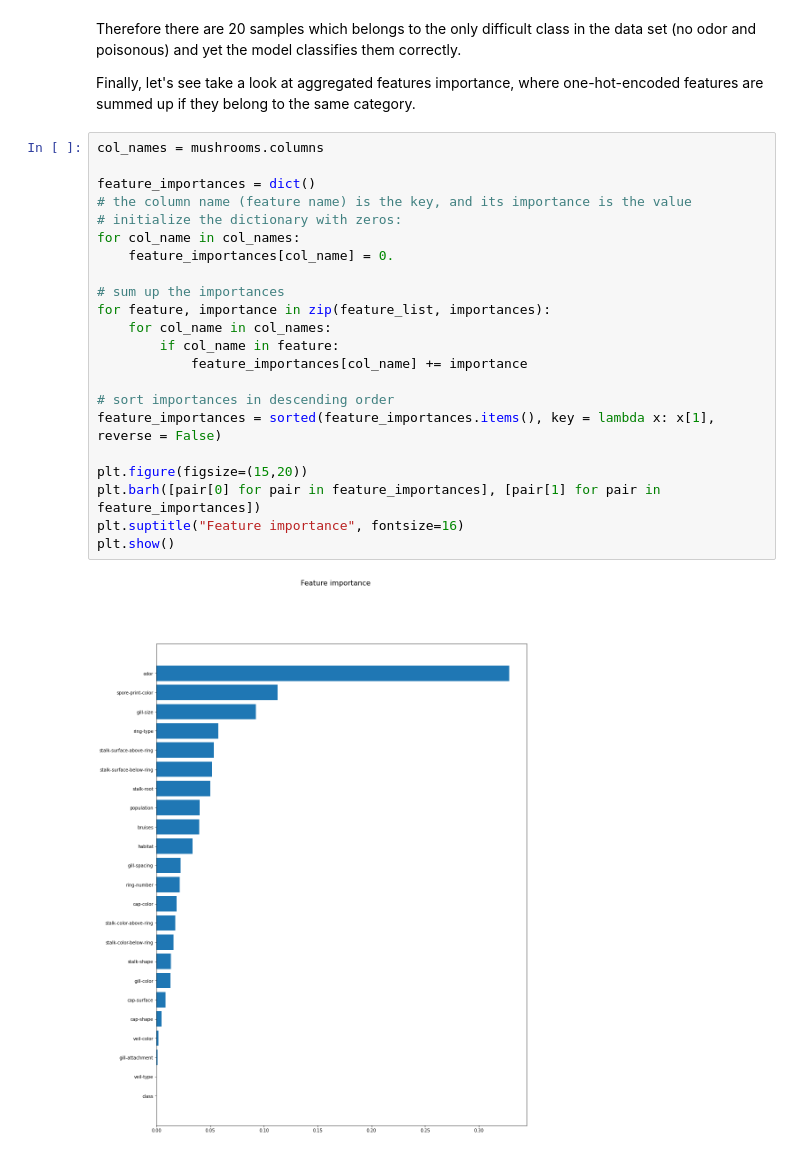
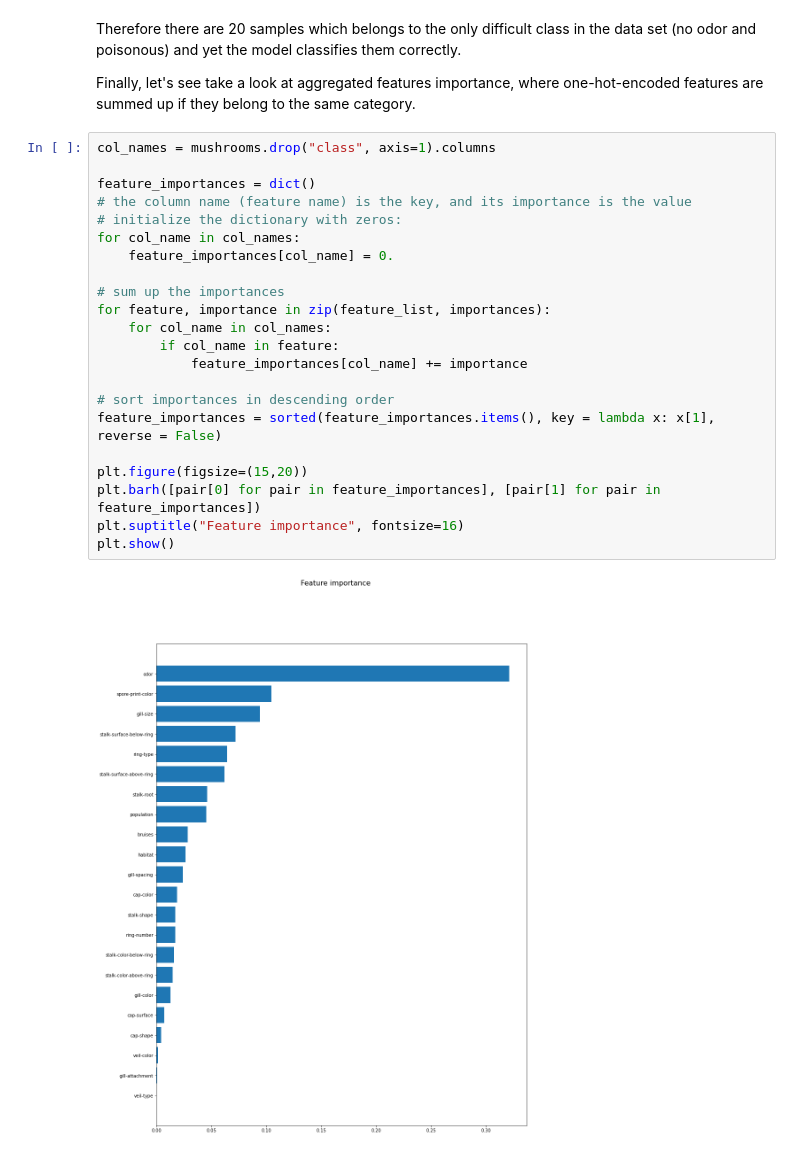
Before and after one commit to pbiecek/InterpretableMachineLearning2021, a Jupyter notebook: Homeworks/HW1/PiotrGrabysz/PiotrGrabysz.ipynb, the cells around one changed output. Saved outputs shown, nothing was run; the diff lists cells and outputs as text.

Commit message:
Fix the feature importance graph

```diff
--- a/Homeworks/HW1/PiotrGrabysz/PiotrGrabysz.ipynb
+++ b/Homeworks/HW1/PiotrGrabysz/PiotrGrabysz.ipynb
@@ -149,26 +149,26 @@ Therefore there are 20 samples which belongs to the only difficult class in the
 
 Finally, let's see take a look at aggregated features importance, where one-hot-encoded features are summed up if they belong to the same category.
 # %%
-col_names = mushrooms.columns
+col_names = mushrooms.drop("class", axis=1).columns
 
 feature_importances = dict()
 # the column name (feature name) is the key, and its importance is the value
 # initialize the dictionary with zeros:
 for col_name in col_names:
     feature_importances[col_name] = 0.
 
 # sum up the importances
 for feature, importance in zip(feature_list, importances):
     for col_name in col_names:
         if col_name in feature:
             feature_importances[col_name] += importance
 
 # sort importances in descending order
 feature_importances = sorted(feature_importances.items(), key = lambda x: x[1], reverse = False)
 
 plt.figure(figsize=(15,20))
 plt.barh([pair[0] for pair in feature_importances], [pair[1] for pair in feature_importances])
 plt.suptitle("Feature importance", fontsize=16)
 plt.show()
 # %% [output]
-[figure, old version]
+[figure, new version]
```
Also changed, not shown: parts of 1 cell of this notebook.
